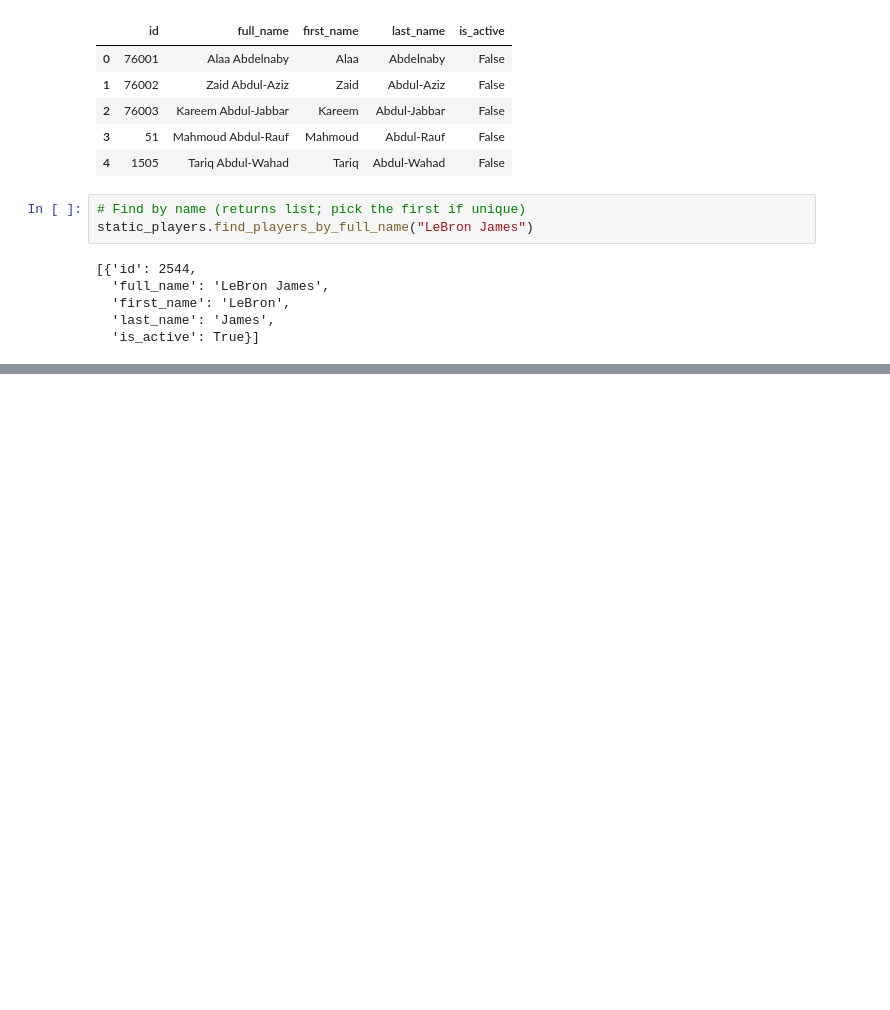
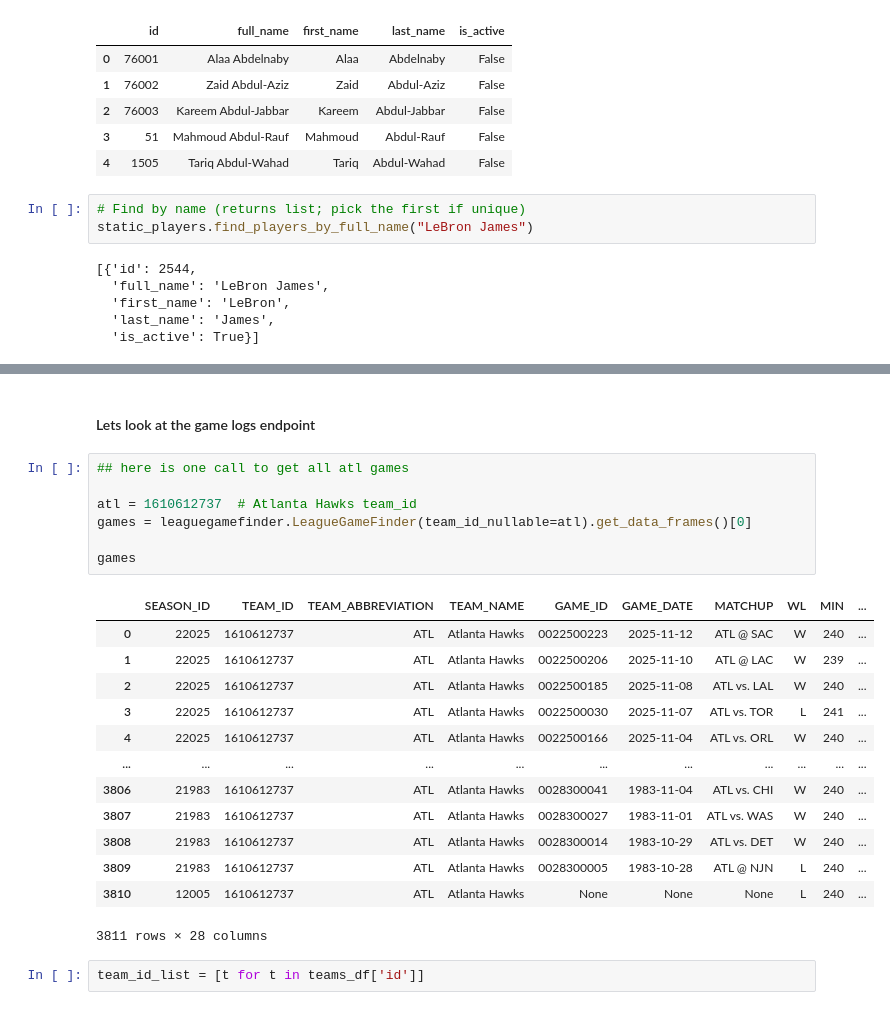
Before and after one commit to zack-sims413/just_vibing, a Jupyter notebook: nba_ball_knower/datasets/nba_api.ipynb, the cells around one changed output, grey strips where cells are left out. Drawn from its saved outputs; the diff is of its cells as text; blank space fills up the shorter version.

```diff
--- a/nba_ball_knower/datasets/nba_api.ipynb
+++ b/nba_ball_knower/datasets/nba_api.ipynb
@@ -103,0 +153,25 @@ static_players.find_players_by_full_name("LeBron James")
+# %% [markdown]
+#### Lets look at the game logs endpoint
+# %%
+## here is one call to get all atl games
+
+atl = 1610612737  # Atlanta Hawks team_id
+games = leaguegamefinder.LeagueGameFinder(team_id_nullable=atl).get_data_frames()[0]
+
+games
+# %% [output]
+|  | SEASON_ID | TEAM_ID | TEAM_ABBREVIATION | TEAM_NAME | GAME_ID | GAME_DATE | MATCHUP | WL | MIN | ... |
+| 0 | 22025 | 1610612737 | ATL | Atlanta Hawks | 0022500223 | 2025-11-12 | ATL @ SAC | W | 240 | ... |
+| 1 | 22025 | 1610612737 | ATL | Atlanta Hawks | 0022500206 | 2025-11-10 | ATL @ LAC | W | 239 | ... |
+| 2 | 22025 | 1610612737 | ATL | Atlanta Hawks | 0022500185 | 2025-11-08 | ATL vs. LAL | W | 240 | ... |
+| 3 | 22025 | 1610612737 | ATL | Atlanta Hawks | 0022500030 | 2025-11-07 | ATL vs. TOR | L | 241 | ... |
+| 4 | 22025 | 1610612737 | ATL | Atlanta Hawks | 0022500166 | 2025-11-04 | ATL vs. ORL | W | 240 | ... |
+| ... | ... | ... | ... | ... | ... | ... | ... | ... | ... | ... |
+| 3806 | 21983 | 1610612737 | ATL | Atlanta Hawks | 0028300041 | 1983-11-04 | ATL vs. CHI | W | 240 | ... |
+| 3807 | 21983 | 1610612737 | ATL | Atlanta Hawks | 0028300027 | 1983-11-01 | ATL vs. WAS | W | 240 | ... |
+| 3808 | 21983 | 1610612737 | ATL | Atlanta Hawks | 0028300014 | 1983-10-29 | ATL vs. DET | W | 240 | ... |
+| 3809 | 21983 | 1610612737 | ATL | Atlanta Hawks | 0028300005 | 1983-10-28 | ATL @ NJN | L | 240 | ... |
+| 3810 | 12005 | 1610612737 | ATL | Atlanta Hawks | None | None | None | L | 240 | ... |
+3811 rows × 28 columns
+# %%
+team_id_list = [t for t in teams_df['id']]
```
Also changed, not shown: parts of 30 cells of this notebook, 1 other file.
